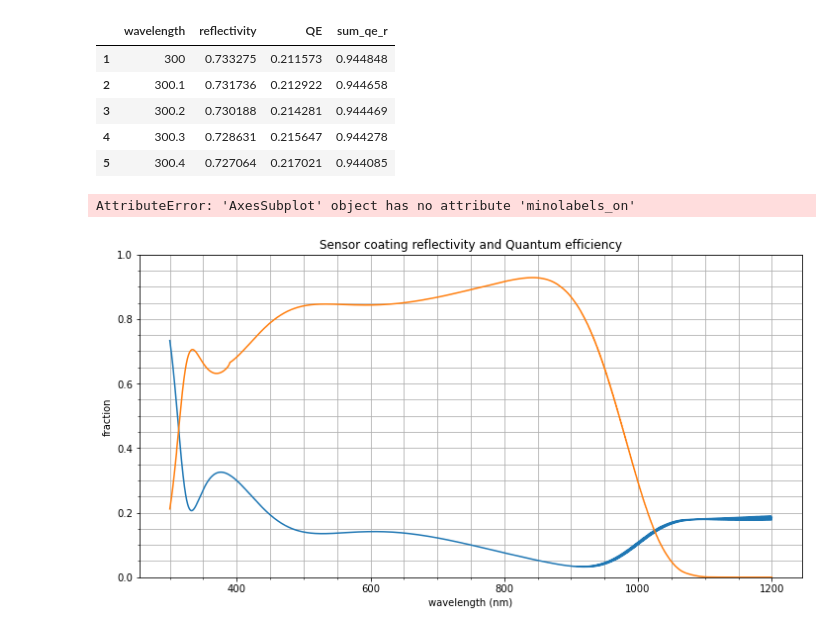
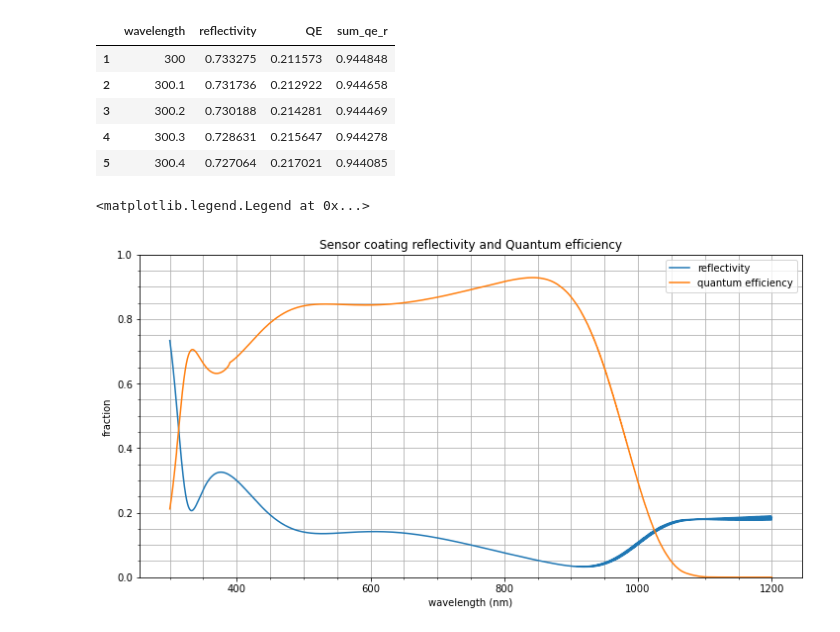
Before and after one commit to lsst-camera-dh/ghosts, a Jupyter notebook: notebooks/sensor_reflectivity.ipynb, the cells around one changed output. Saved outputs shown, nothing was run; the diff lists cells and outputs as text; code cells hidden in the pictures.

Commit message:
nice reflectivity plot

```diff
--- a/notebooks/sensor_reflectivity.ipynb
+++ b/notebooks/sensor_reflectivity.ipynb
@@ -29,16 +29,15 @@ data.head()
 # %%
 plt.rcParams["figure.figsize"] = [12, 6]
 fig, ax = plt.subplots(1, 1)
 ref, = ax.plot(data['wavelength'], data['reflectivity'], label='reflectivity')
 qe, = ax.plot(data['wavelength'], data['QE'], label='quantum efficiency')
 ax.set_title('Sensor coating reflectivity and Quantum efficiency')
 ax.set_xlabel('wavelength (nm)')
 ax.set_ylabel('fraction')
 ax.set_ylim([0, 1])
 ax.grid(which='both')
 ax.minorticks_on()
-ax.minolabels_on()
 plt.legend(handles = [ref, qe])
 # %% [output]
-AttributeError: 'AxesSubplot' object has no attribute 'minolabels_on'
+<matplotlib.legend.Legend at 0x...>
-[figure, old version]
+[figure, new version]
```
